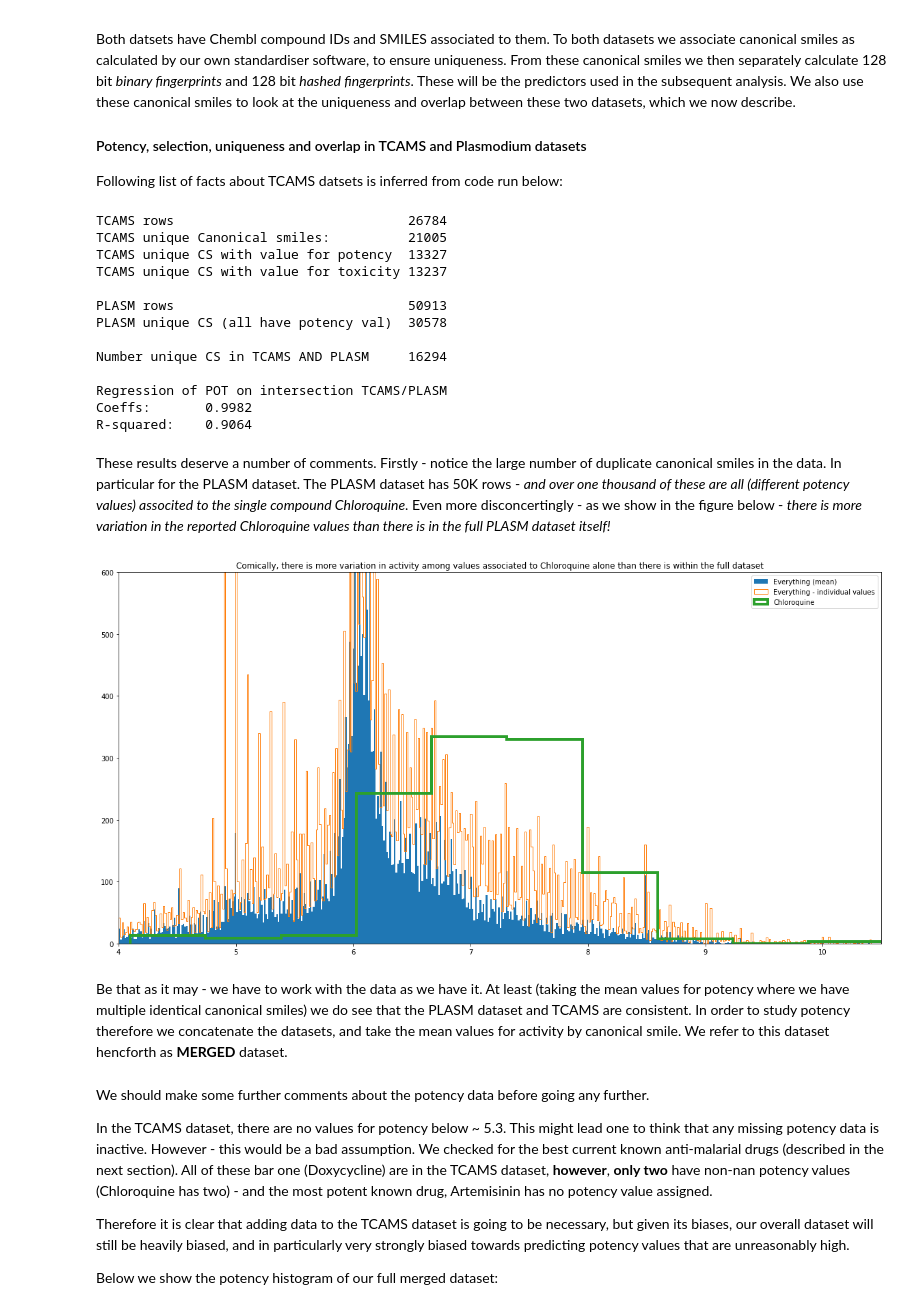
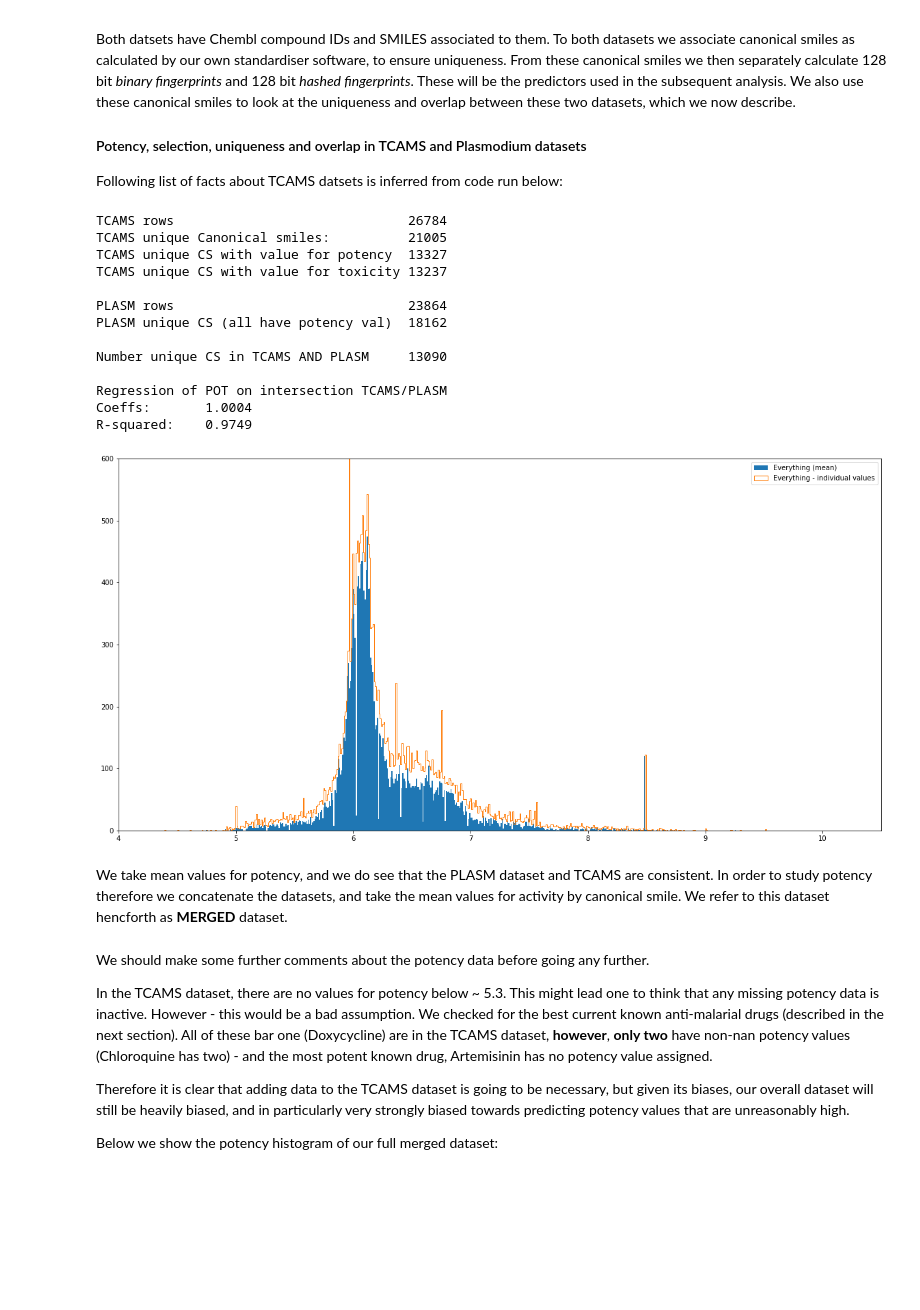
Before and after one commit to owatson/sherlock, a Jupyter notebook: notebooks/Malaria research PT1 - Tres Cantos Data.ipynb, the cells around one changed output. Saved outputs shown, nothing was run; the diff lists cells and outputs as text; code cells hidden in the pictures; blank space fills up the shorter version.

```diff
--- a/notebooks/Malaria research PT1 - Tres Cantos Data.ipynb
+++ b/notebooks/Malaria research PT1 - Tres Cantos Data.ipynb
@@ -137,7 +131,8 @@ D.  Roughly 7.5 million commercially available compounds from Molport.
 We now describe how we construct our modelling datasets.
 # %%
 df_tcams = pd.read_pickle('parsed/chembl_tcams.pkl')
-df_plas = pd.read_pickle('parsed/chembl_plasmodium.pkl')
+#df_plas = pd.read_pickle('parsed/chembl_plasmodium.pkl')
+df_plas = pd.read_pickle('parsed/chembl_isidro.pkl')
 # %% [markdown]
 The TCAMS data has two columns that will be of main interest to us:
 - pXC50_3D7: pIC50 values against the (3D7) strain of _Plasmodium Falciparum_.  Henceforth we will refer to this value (and the similar variable available in the Plasmodium dataset) as **Potency**.
@@ -177,31 +172,25 @@ TCAMS unique Canonical smiles:          21005
 TCAMS unique CS with value for potency  13327
 TCAMS unique CS with value for toxicity 13237
 
-PLASM rows                              50913
-PLASM unique CS (all have potency val)  30578
+PLASM rows                              23864
+PLASM unique CS (all have potency val)  18162
 
-Number unique CS in TCAMS AND PLASM     16294
+Number unique CS in TCAMS AND PLASM     13090
 
 Regression of POT on intersection TCAMS/PLASM
-Coeffs:       0.9982
-R-squared:    0.9064
+Coeffs:       1.0004
+R-squared:    0.9749
-# %% [markdown]
-These results deserve a number of comments. Firstly - notice the large number of duplicate canonical smiles in the data. In particular for the PLASM dataset.  The PLASM dataset has 50K rows - _and over one thousand of these are all (different potency values) associted to the single compound Chloroquine_.  Even more disconcertingly - as we show in the figure below - _there is more variation in the reported Chloroquine values than there is in the full PLASM dataset itself!_
 # %%
 figsize(20, 10)
 # %%
 pyplot.hist(df_plas.groupby('SMILESIS').mean()['VAL'].values, bins=500, label='Everything (mean)')
 pyplot.hist(df_plas.VAL.values, bins=500, histtype='step', label='Everything - individual values')
-pyplot.hist(df_plas.loc[df_plas['SMILESIS'] == 'CCN(CC)CCCC(C)Nc1ccnc2cc(Cl)ccc12']['VAL'].values, label='Chloroquine',
-           histtype='step', lw=4)
 pyplot.legend(loc='upper right')
-pyplot.title('Comically, there is more variation in activity among values associated to ' + \
-             'Chloroquine alone than there is within the full dataset')
 pyplot.ylim(top=600)
 pyplot.xlim((4, 10.5))
 pyplot.show()
 # %% [output]
-[figure, old version]
+[figure, new version]
 # %% [markdown]
-Be that as it may - we have to work with the data as we have it.  At least (taking the mean values for potency where we have multiple identical canonical smiles) we do see that the PLASM dataset and TCAMS are consistent.  In order to study potency therefore we concatenate the datasets, and take the mean values for activity by canonical smile. We refer to this dataset hencforth as **MERGED** dataset.
+We take mean values for potency, and we do see that the PLASM dataset and TCAMS are consistent.  In order to study potency therefore we concatenate the datasets, and take the mean values for activity by canonical smile. We refer to this dataset hencforth as **MERGED** dataset.
 # %%
```
Also changed, not shown: parts of 98 cells of this notebook.
